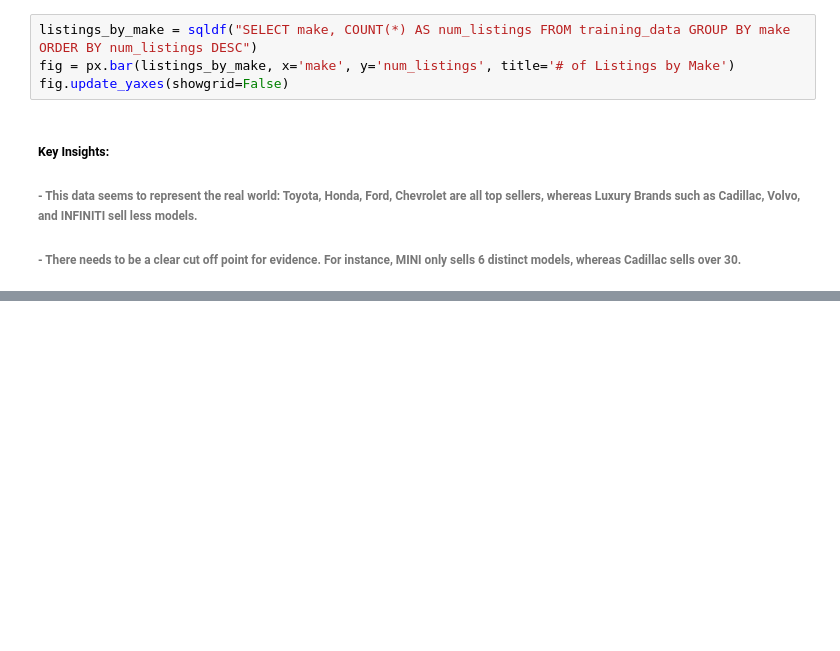
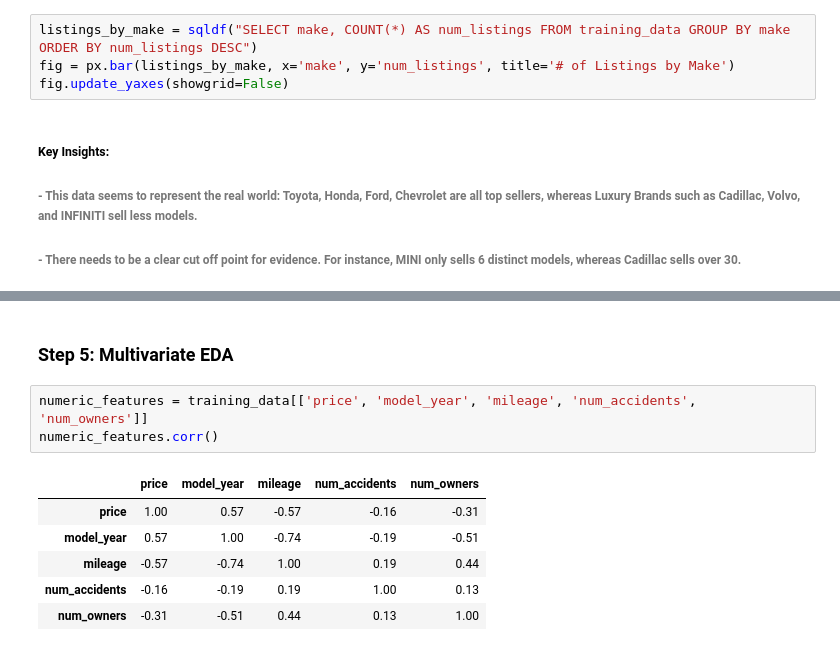
Before and after one commit to datascienceclubUVU/UVU-2023-2024, a Jupyter notebook: Workshops/Exploratory Data Analysis/Sample-EDA.ipynb, the cells around one changed output, grey strips where cells are left out. Saved outputs shown, nothing was run; the diff lists cells and outputs as text; blank space fills up the shorter version.

```diff
--- a/Workshops/Exploratory Data Analysis/Sample-EDA.ipynb
+++ b/Workshops/Exploratory Data Analysis/Sample-EDA.ipynb
@@ -100,0 +185,12 @@ fig.update_yaxes(showgrid=False)
+# %% [markdown]
+### **Step 5: Multivariate EDA**
+# %%
+numeric_features = training_data[['price', 'model_year', 'mileage', 'num_accidents', 'num_owners']]
+numeric_features.corr()
+# %% [output]
+|  | price | model_year | mileage | num_accidents | num_owners |
+| price | 1.00 | 0.57 | -0.57 | -0.16 | -0.31 |
+| model_year | 0.57 | 1.00 | -0.74 | -0.19 | -0.51 |
+| mileage | -0.57 | -0.74 | 1.00 | 0.19 | 0.44 |
+| num_accidents | -0.16 | -0.19 | 0.19 | 1.00 | 0.13 |
+| num_owners | -0.31 | -0.51 | 0.44 | 0.13 | 1.00 |
```
Also changed, not shown: parts of 23 cells of this notebook, 3 other files.
